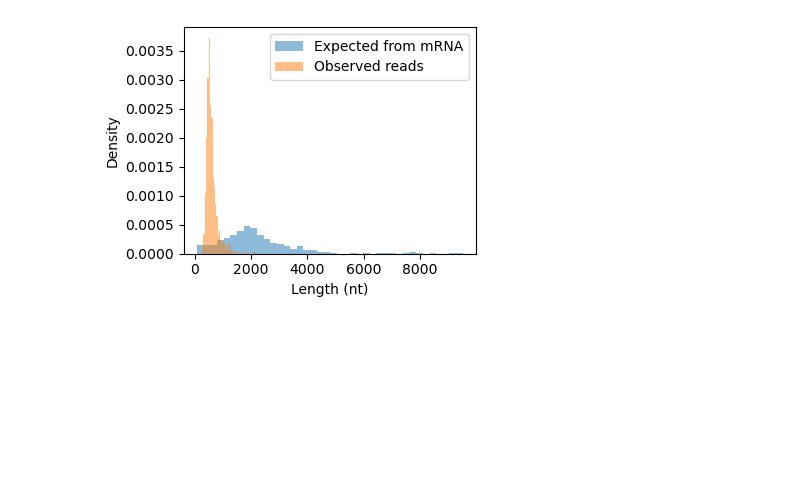
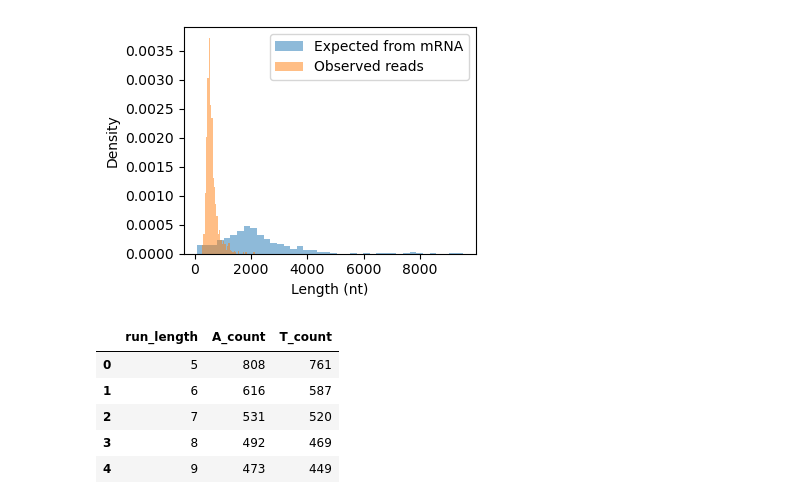
Before and after one commit to ih-11/hmm-3end, a Jupyter notebook: notebooks/qcfastq.ipynb, the cells around one changed output. Saved outputs shown, nothing was run; the diff lists cells and outputs as text; code cells hidden in the pictures; blank space fills up the shorter version.

```diff
--- a/notebooks/qcfastq.ipynb
+++ b/notebooks/qcfastq.ipynb
@@ -335,3 +335,47 @@ plt.tight_layout()
 plt.show()
 # %% [output]
 [figure]
+# %%
+thresholds = list(range(5, 51))
+
+a_counts = []
+t_counts = []
+
+with gzip.open(fastq, "rt") as f:
+    seqs = []
+
+    while True:
+        header = f.readline()
+        seq = f.readline().strip()
+        plus = f.readline()
+        qual = f.readline()
+
+        if not header:
+            break
+
+        seqs.append(seq)
+
+for n in thresholds:
+    a_pattern = "A" * n
+    t_pattern = "T" * n
+
+    a_count = sum(a_pattern in seq for seq in seqs)
+    t_count = sum(t_pattern in seq for seq in seqs)
+
+    a_counts.append(a_count)
+    t_counts.append(t_count)
+
+run_df = pd.DataFrame({
+    "run_length": thresholds,
+    "A_count": a_counts,
+    "T_count": t_counts,
+})
+
+run_df.head()
+# %% [output]
+|  | run_length | A_count | T_count |
+| 0 | 5 | 808 | 761 |
+| 1 | 6 | 616 | 587 |
+| 2 | 7 | 531 | 520 |
+| 3 | 8 | 492 | 469 |
+| 4 | 9 | 473 | 449 |
```
Also changed, not shown: parts of 2 cells of this notebook.
